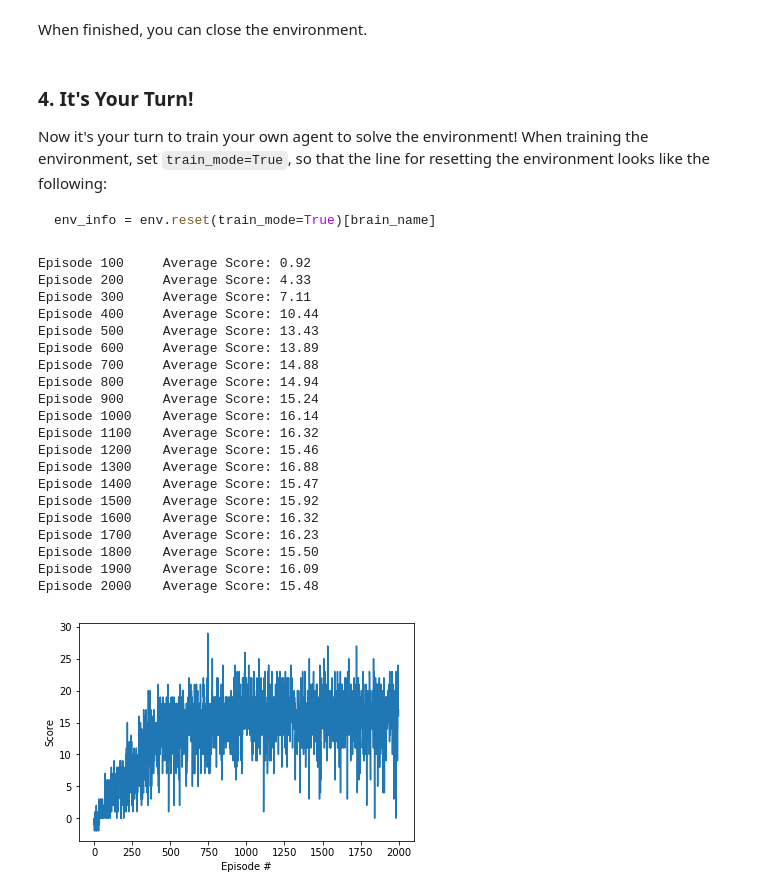
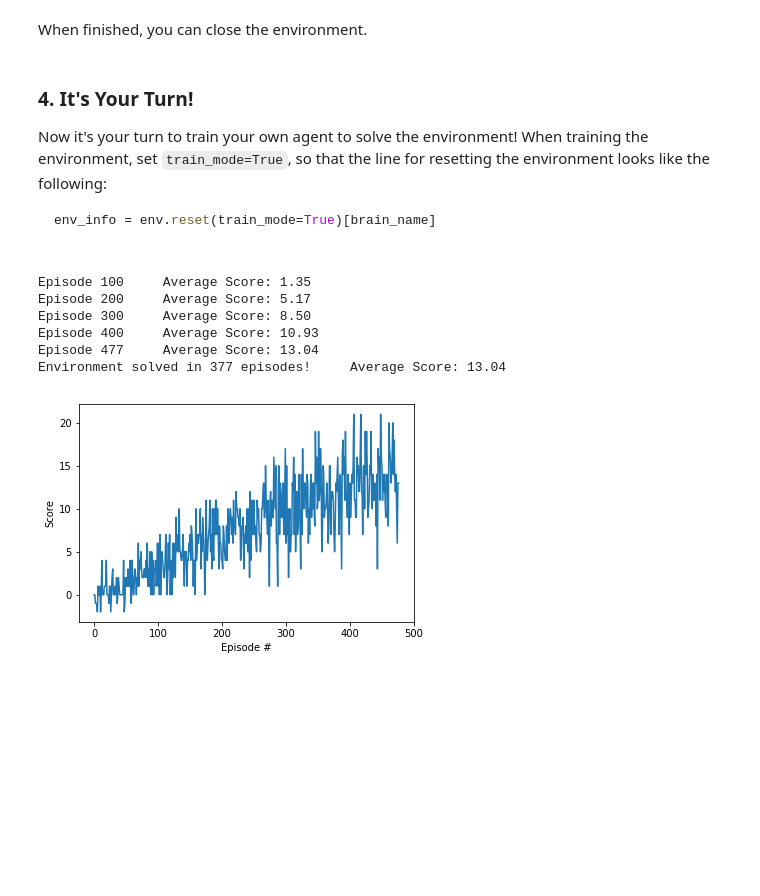
Before and after one commit to qiqika/p1_navigation_my, a Jupyter notebook: Navigation.ipynb, the cells around one changed output. Cells and saved outputs as stored; diff of their text form; code cells hidden in the pictures; blank space fills up the shorter version.

````diff
--- a/Navigation.ipynb
+++ b/Navigation.ipynb
@@ -136,10 +136,10 @@ env.close()
 Now it's your turn to train your own agent to solve the environment!  When training the environment, set `train_mode=True`, so that the line for resetting the environment looks like the following:
 ```python
 env_info = env.reset(train_mode=True)[brain_name]
-```
 # %%
 from dqn import Agent
 from collections import namedtuple, deque
+import torch
 
 agent = Agent(state_size= len(state), action_size=4, seed=0)
 def dqn(n_episodes=2000, max_t=1000, eps_start=1.0, eps_end=0.01, eps_decay=0.995):
@@ -174,52 +174,38 @@ def dqn(n_episodes=2000, max_t=1000, eps_start=1.0, eps_end=0.01, eps_decay=0.99
             done = env_info.local_done[0]
 
             #next_state, reward, done, _ = env.step(action)
             agent.step(state, action, reward, next_state, done)
             state = next_state
             score += reward
             if done:
                 break
         scores_window.append(score)       # save most recent score
         scores.append(score)              # save most recent score
         eps = max(eps_end, eps_decay*eps) # decrease epsilon
         print('\rEpisode {}\tAverage Score: {:.2f}'.format(i_episode, np.mean(scores_window)), end="")
         if i_episode % 100 == 0:
             print('\rEpisode {}\tAverage Score: {:.2f}'.format(i_episode, np.mean(scores_window)))
-        if np.mean(scores_window)>=200.0:
+        if np.mean(scores_window)>=13.0:
             print('\nEnvironment solved in {:d} episodes!\tAverage Score: {:.2f}'.format(i_episode-100, np.mean(scores_window)))
             torch.save(agent.qnetwork_local.state_dict(), 'checkpoint.pth')
             break
     return scores
 
 scores = dqn()
 import matplotlib.pyplot as plt
 %matplotlib inline
 # plot the scores
 fig = plt.figure()
 ax = fig.add_subplot(111)
 plt.plot(np.arange(len(scores)), scores)
 plt.ylabel('Score')
 plt.xlabel('Episode #')
 plt.show()
 # %% [output]
-Episode 100     Average Score: 0.92
-Episode 200     Average Score: 4.33
-Episode 300     Average Score: 7.11
-Episode 400     Average Score: 10.44
-Episode 500     Average Score: 13.43
-Episode 600     Average Score: 13.89
-Episode 700     Average Score: 14.88
-Episode 800     Average Score: 14.94
-Episode 900     Average Score: 15.24
-Episode 1000    Average Score: 16.14
-Episode 1100    Average Score: 16.32
-Episode 1200    Average Score: 15.46
-Episode 1300    Average Score: 16.88
-Episode 1400    Average Score: 15.47
-Episode 1500    Average Score: 15.92
-Episode 1600    Average Score: 16.32
-Episode 1700    Average Score: 16.23
-Episode 1800    Average Score: 15.50
-Episode 1900    Average Score: 16.09
-Episode 2000    Average Score: 15.48
+Episode 100     Average Score: 1.35
+Episode 200     Average Score: 5.17
+Episode 300     Average Score: 8.50
+Episode 400     Average Score: 10.93
+Episode 477     Average Score: 13.04
+Environment solved in 377 episodes!     Average Score: 13.04
-[figure, old version]
+[figure, new version]
````
Also changed, not shown: parts of 2 cells of this notebook, 1 other file.
